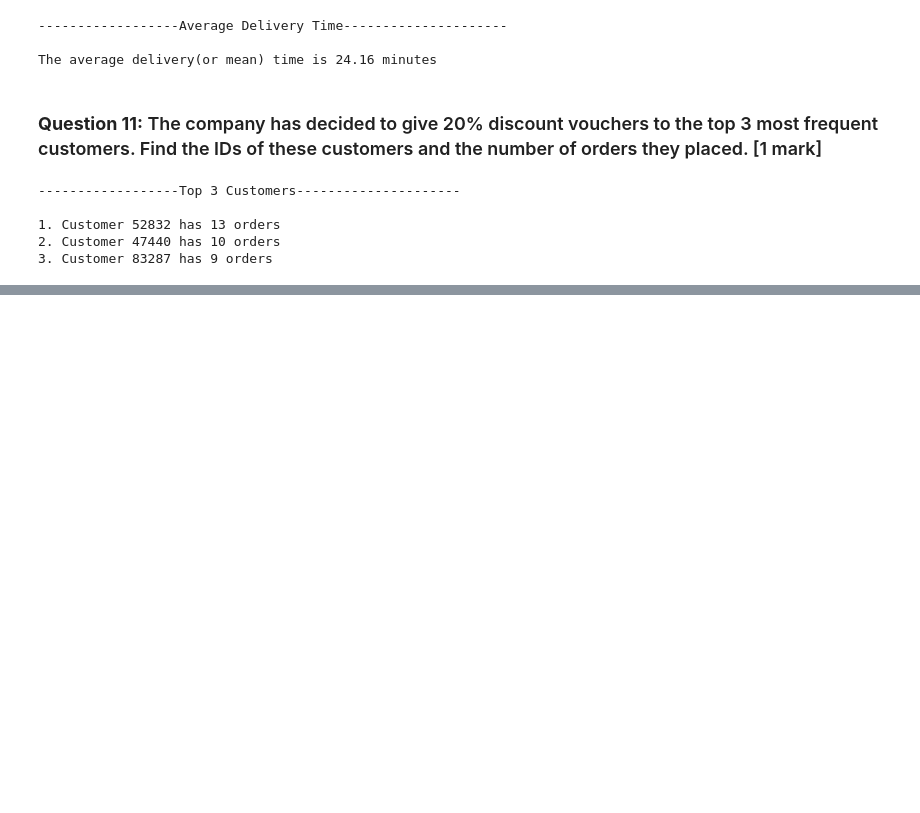
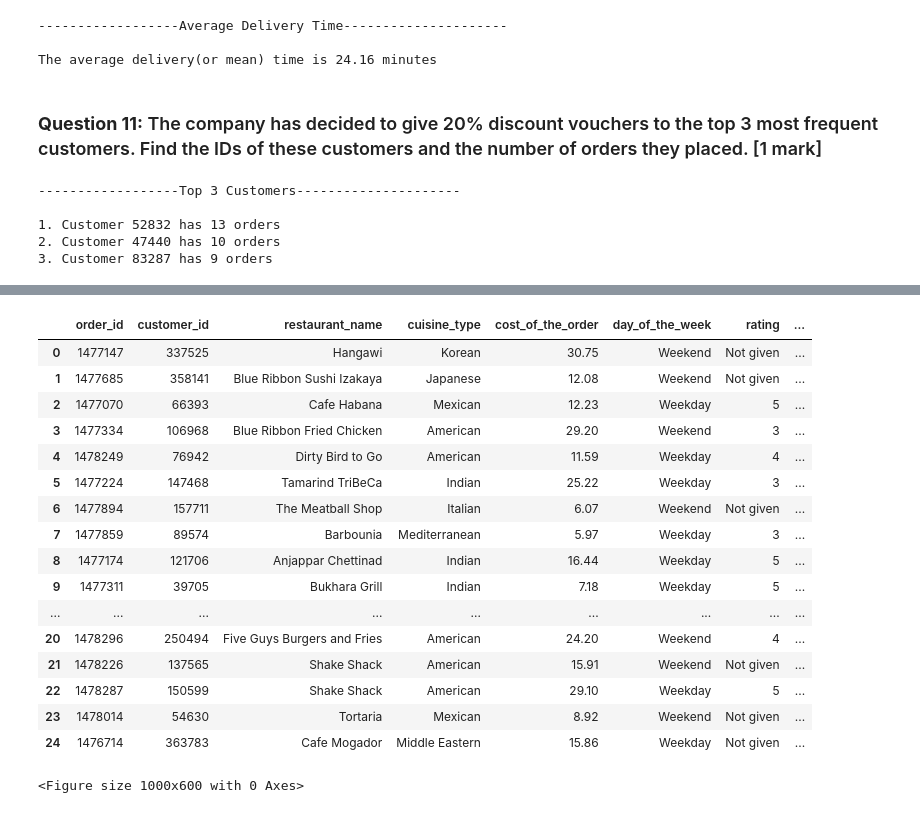
Before and after one commit to dk-study9900/ai-ml, a Jupyter notebook: CaseStudy/FoodHub/FoodHub-worksheet.ipynb, the cells around one changed output, grey strips where cells are left out. Cells and saved outputs as stored; diff of their text form; code cells hidden in the pictures; blank space fills up the shorter version.

```diff
--- a/CaseStudy/FoodHub/FoodHub-worksheet.ipynb
+++ b/CaseStudy/FoodHub/FoodHub-worksheet.ipynb
@@ -354,0 +403,75 @@ for customer, count in fh_original.groupby('customer_id')['order_id'].count().so
+# %%
+# Generate a heatmap for the correlation matrix of numerical columns in the dataframe
+plt.figure(figsize=(10, 6))
+
+#get the numerical and categorical columns
+fh_numerical_columns = fh_original.select_dtypes(include=[np.number])
+fh_category_columns = fh_original.select_dtypes(exclude=[np.number])
+
+# correlation_matrix = fh_numerical_columns.corr()
+# for column in correlation_matrix.columns:
+#     for index in correlation_matrix.index:
+#         if correlation_matrix.loc[index, column] > 0.001 and index != column:
+#             pos_column = index
+#             pos_correlation = correlation_matrix.loc[index, column]
+#             if pos_correlation < correlation_matrix.loc[index, column]:
+#                 pos_column = index
+#                 pos_correlation = correlation_matrix.loc[index, column]
+#             print(f"Correlation between {index} and {column}: {correlation_matrix.loc[index, column]}")
+#         elif correlation_matrix.loc[index, column] < -0.001 and index != column:
+#             neg_column = index
+#             neg_correlation = correlation_matrix.loc[index, column]
+#             if neg_correlation < correlation_matrix.loc[index, column]:
+#                 neg_column = index
+#                 neg_correlation = correlation_matrix.loc[index, column]
+#             print(f"Negative Correlation between {index} and {column}: {correlation_matrix.loc[index, column]}")
+#     print ("-------------------------------------------------------------------------------------------")
+#     print (f"{column} is higly(positive) correlated with {pos_column} with a correlation of {pos_correlation}")
+#     print (f"{column} is higly(negative) correlated with {neg_column} with a correlation of {neg_correlation}")
+#     print ("-------------------------------------------------------------------------------------------")
+
+# # Plot the heatmap
+# print ('------------------Correlation Heatmap---------------------\n')
+# sns.heatmap(correlation_matrix, annot=True, cmap='coolwarm', fmt=".2f")
+# plt.title("Correlation Heatmap")
+# plt.show()
+
+
+#Bivariant analysis
+# for each numberical column, plot the distribution of the data and the correlation with other numerical columns with categorical columns
+
+# for column in fh_numerical_columns.columns:
+#     for category in fh_category_columns.columns:
+#         plt.figure(figsize=(5, 3))
+#         sns.displot(x=fh_original[column], hue = fh_original[category], bins=20, kde=True)
+#     # print(f"Column name: {column} and datatype:  {fh_original[column].dtype}")
+#     # plt.figure(figsize=(10, 5))
+#     # sns.displot(x=fh_original[column], bins=20, kde=True)
+#     # plt.title(f"{column}  Distribution ")
+#     # plt.xticks(rotation=45,)
+
+#     # sns.histplot(x=fh_original[column], bins=20, kde=True)
+
+
+#sns.displot(x=fh_original['cost_of_the_order'], hue = fh_original['day_of_the_week'], bins=20, kde=True)
+
+fh_original.head(25)
+# %% [output]
+|  | order_id | customer_id | restaurant_name | cuisine_type | cost_of_the_order | day_of_the_week | rating | ... |
+| 0 | 1477147 | 337525 | Hangawi | Korean | 30.75 | Weekend | Not given | ... |
+| 1 | 1477685 | 358141 | Blue Ribbon Sushi Izakaya | Japanese | 12.08 | Weekend | Not given | ... |
+| 2 | 1477070 | 66393 | Cafe Habana | Mexican | 12.23 | Weekday | 5 | ... |
+| 3 | 1477334 | 106968 | Blue Ribbon Fried Chicken | American | 29.20 | Weekend | 3 | ... |
+| 4 | 1478249 | 76942 | Dirty Bird to Go | American | 11.59 | Weekday | 4 | ... |
+| 5 | 1477224 | 147468 | Tamarind TriBeCa | Indian | 25.22 | Weekday | 3 | ... |
+| 6 | 1477894 | 157711 | The Meatball Shop | Italian | 6.07 | Weekend | Not given | ... |
+| 7 | 1477859 | 89574 | Barbounia | Mediterranean | 5.97 | Weekday | 3 | ... |
+| 8 | 1477174 | 121706 | Anjappar Chettinad | Indian | 16.44 | Weekday | 5 | ... |
+| 9 | 1477311 | 39705 | Bukhara Grill | Indian | 7.18 | Weekday | 5 | ... |
+| ... | ... | ... | ... | ... | ... | ... | ... | ... |
+| 20 | 1478296 | 250494 | Five Guys Burgers and Fries | American | 24.20 | Weekend | 4 | ... |
+| 21 | 1478226 | 137565 | Shake Shack | American | 15.91 | Weekend | Not given | ... |
+| 22 | 1478287 | 150599 | Shake Shack | American | 29.10 | Weekday | 5 | ... |
+| 23 | 1478014 | 54630 | Tortaria | Mexican | 8.92 | Weekend | Not given | ... |
+| 24 | 1476714 | 363783 | Cafe Mogador | Middle Eastern | 15.86 | Weekday | Not given | ... |
+<Figure size 1000x600 with 0 Axes>
```
Also changed, not shown: parts of 2 cells of this notebook, 1 other file.
